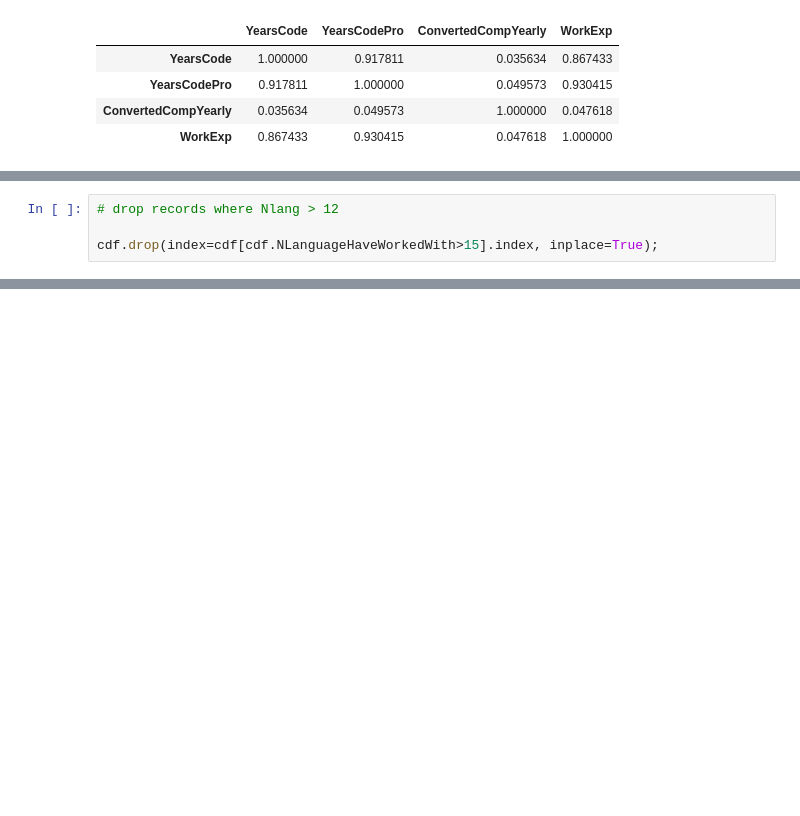
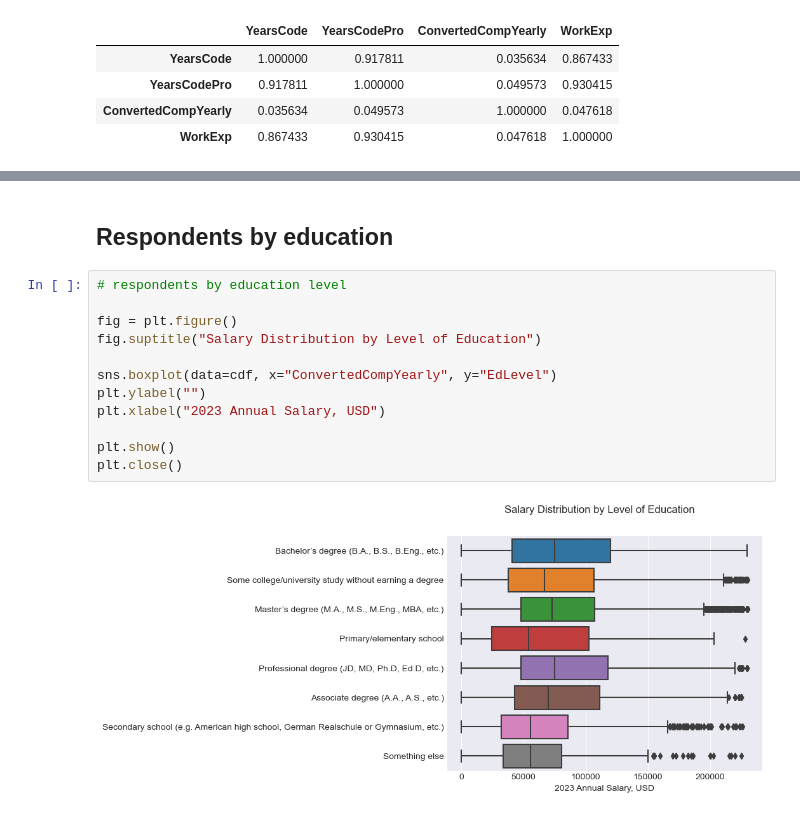
Before and after one commit to smotrova/ReDI_Fall2024_Project, a Jupyter notebook: notebooks/04-ls-exploratory-analysis.ipynb, the cells around one changed output, grey strips where cells are left out. Saved outputs shown, nothing was run; the diff lists cells and outputs as text; blank space fills up the shorter version.

```diff
--- a/notebooks/04-ls-exploratory-analysis.ipynb
+++ b/notebooks/04-ls-exploratory-analysis.ipynb
@@ -143,4 +204,0 @@ plt.ylabel("");
-# %%
-# drop records where Nlang > 12
-
-cdf.drop(index=cdf[cdf.NLanguageHaveWorkedWith>15].index, inplace=True);
@@ -151,0 +212,16 @@ plt.ylabel("respondents used programming languages, %");
+# %% [markdown]
+## Respondents by education
+# %%
+# respondents by education level
+
+fig = plt.figure()
+fig.suptitle("Salary Distribution by Level of Education")
+
+sns.boxplot(data=cdf, x="ConvertedCompYearly", y="EdLevel")
+plt.ylabel("")
+plt.xlabel("2023 Annual Salary, USD")
+
+plt.show()
+plt.close()
+# %% [output]
+[figure, added]
```
Also changed, not shown: parts of 27 cells of this notebook, 8 other files.
